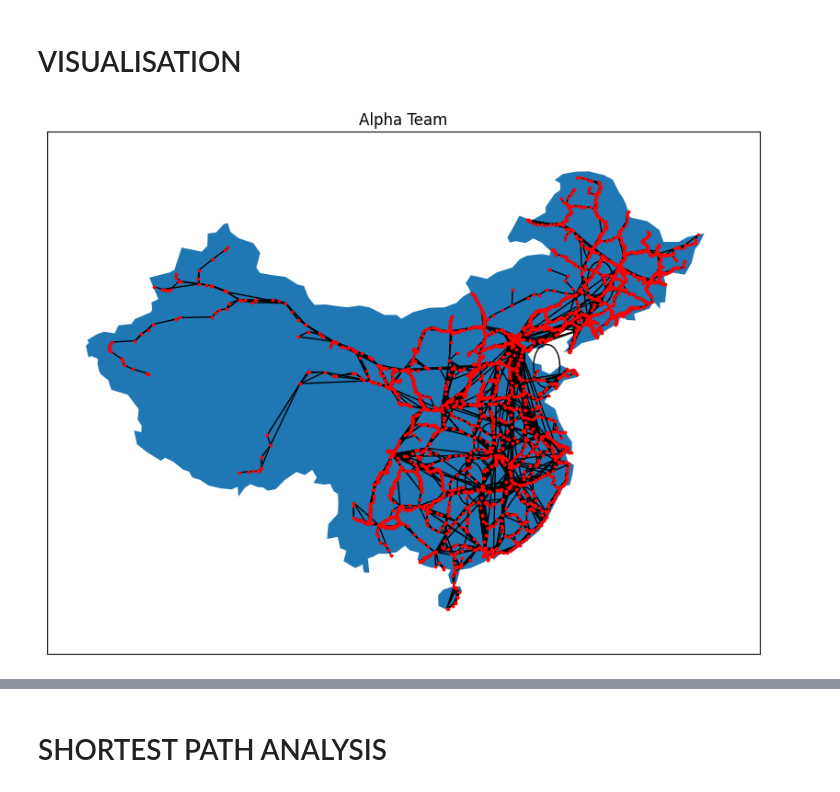
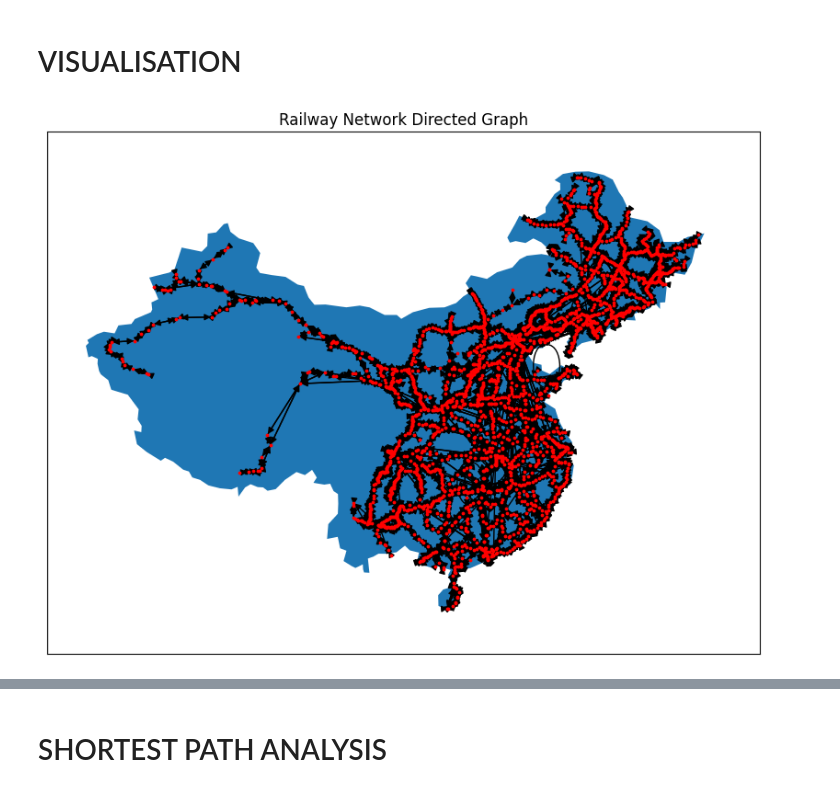
Before and after one commit to airscholar/AlphaTeam, a Jupyter notebook: analysis/Rail.ipynb, the cells around one changed output, grey strips where cells are left out. Drawn from its saved outputs; the diff is of its cells as text; code cells hidden in the pictures.

```diff
--- a/analysis/Rail.ipynb
+++ b/analysis/Rail.ipynb
@@ -76,2 +5,4 @@ for stations in network:
+# %%
+networkx = preprocess('../datasets/Railway.csv', DatasetType.RAILWAY)
 # %% [markdown]
 # Graph Statistics
@@ -144,19 +64,6 @@ stats
 # %% [markdown]
 # VISUALISATION
-# %%
-import geopandas as gpd
-world = gpd.read_file(gpd.datasets.get_path('naturalearth_lowres'))
-
-china=world[world['name'] == 'China']
-china.plot(figsize=(10,10))
-import matplotlib.pyplot as plt
-pos = nx.get_node_attributes(G, 'pos')
-nx.draw(G,pos, with_labels=False, node_size=3, node_color='red')
-#plot axes
-plt.axis('on')
-plt.title("Alpha Team")
-
-#plot title
-plt.show()
-# %% [output]
-[figure, removed]
+# %%
+plt_directed = plot_static_on_map(networkx, 'Railway Network Directed Graph', directed=True)
+# %% [output]
+[figure, added]
```
Also changed, not shown: parts of 14 cells of this notebook, 6 other files.
